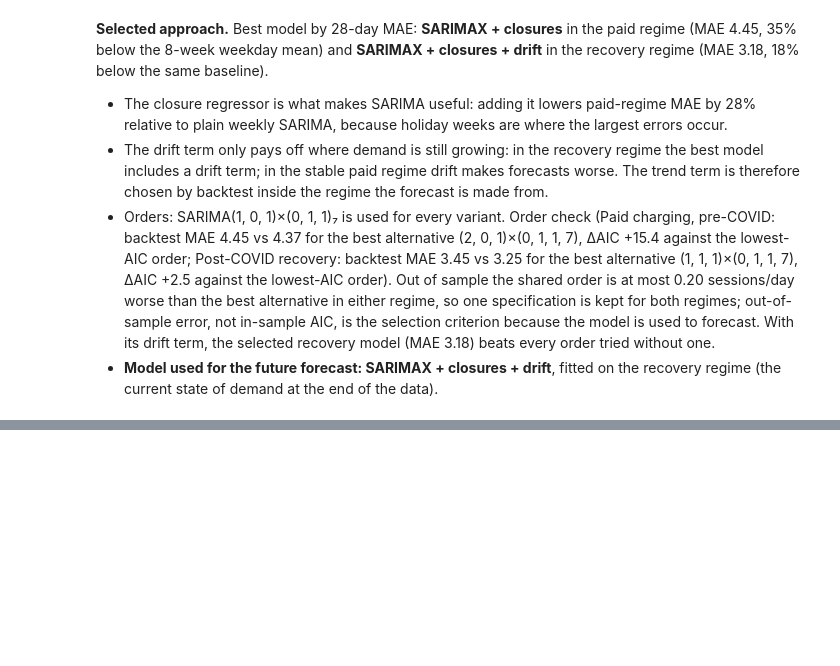
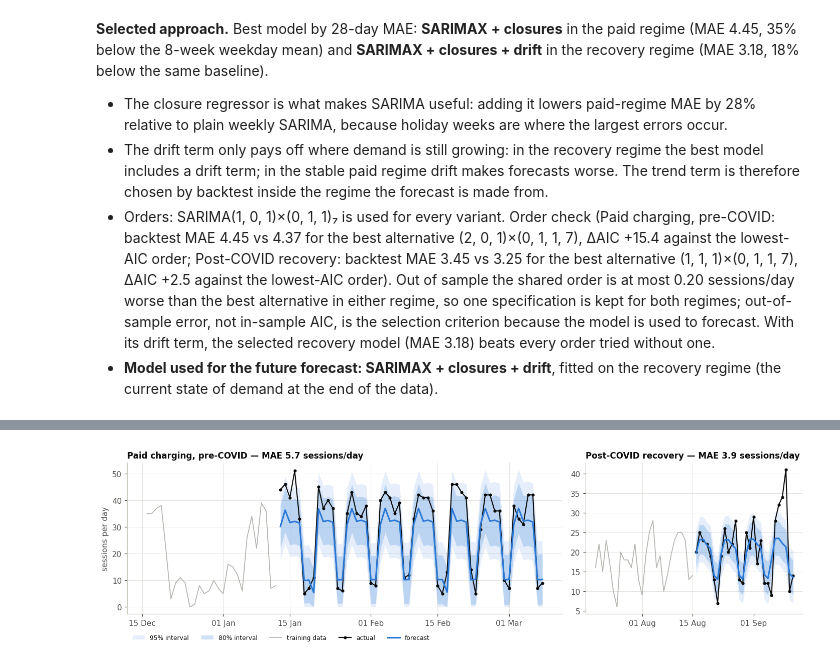
Before and after one commit to Gnanesh-12/EV-Charging-Demand-Analytics, a Jupyter notebook: notebooks/EV_Charging_Demand_Analysis_i16.ipynb, the cells around one changed output, grey strips where cells are left out. Saved outputs shown, nothing was run; the diff lists cells and outputs as text; code cells hidden in the pictures; blank space fills up the shorter version.

```diff
--- a/notebooks/EV_Charging_Demand_Analysis_i16.ipynb
+++ b/notebooks/EV_Charging_Demand_Analysis_i16.ipynb
@@ -1097,0 +1102,39 @@ recovery regime (MAE 3.18, 18% below the same baseline).
+# %%
+HOLDOUTS = {'paid': ('2020-01-13', '2020-03-08'), 'recovery': ('2021-08-16', '2021-09-12')}
+ho_parts, ho_metrics = [], []
+for regime, (h0, h1) in HOLDOUTS.items():
+    series = d_obs.loc[d_obs.regime == regime, 'session_count']
+    train, test = series[:pd.Timestamp(h0) - pd.Timedelta(days=1)], series[h0:h1]
+    f = fit_forecast(BEST[regime], train, test.index)
+    f.insert(0, 'actual', test.values)
+    f['regime'], f['model'], f['campus_closure'] = regime, BEST[regime], test.index.isin(closures.index).astype(int)
+    err = f['actual'] - f['forecast']
+    ho_metrics.append({'regime': regime, 'model': BEST[regime], 'train_days': len(train), 'test_days': len(test),
+                       'MAE': err.abs().mean(), 'RMSE': np.sqrt((err ** 2).mean()), 'WAPE': err.abs().sum() / f.actual.sum(),
+                       'bias': err.mean(), 'coverage_80': f.actual.between(f.lo80, f.hi80).mean(),
+                       'coverage_95': f.actual.between(f.lo95, f.hi95).mean()})
+    ho_parts.append(f)
+holdout = pd.concat(ho_parts).rename_axis('date').reset_index()
+holdout.round(3).to_csv(ROOT / 'forecast_holdout_i16.csv', index=False)
+holdout_metrics = save_table(pd.DataFrame(ho_metrics).set_index('regime').round(3), '15_holdout_metrics')
+
+fig, axes = plt.subplots(1, 2, figsize=(13, 3.8), gridspec_kw={'width_ratios': [2, 1]})
+for ax, regime in zip(axes, HOLDOUTS):
+    f = holdout[holdout.regime == regime].set_index('date')
+    series = d_obs.loc[d_obs.regime == regime, 'session_count']
+    ctx = series[f.index[0] - pd.Timedelta(days=28):f.index[0] - pd.Timedelta(days=1)]
+    ax.fill_between(f.index, f.lo95, f.hi95, color=SERIES, alpha=0.12, lw=0, label='95% interval')
+    ax.fill_between(f.index, f.lo80, f.hi80, color=SERIES, alpha=0.22, lw=0, label='80% interval')
+    ax.plot(ctx.index, ctx.values, color=NEUTRAL, lw=1.2, label='training data')
+    ax.plot(f.index, f.actual, color=INK, lw=1.4, marker='o', ms=3, label='actual')
+    ax.plot(f.index, f.forecast, color=SERIES, lw=2, label='forecast')
+    ax.set_title(f'{REGIMES.loc[regime, "label"]} — MAE {holdout_metrics.at[regime, "MAE"]:.1f} sessions/day')
+    ax.xaxis.set_major_locator(mdates.AutoDateLocator(maxticks=6))
+    ax.xaxis.set_major_formatter(mdates.DateFormatter('%d %b'))
+axes[0].set_ylabel('sessions per day')
+axes[0].legend(fontsize=8, ncol=5, loc='upper left', bbox_to_anchor=(0, -0.1))
+fig.tight_layout()
+save_fig(fig, 'T12_holdout_actual_vs_forecast')
+holdout_metrics
+# %% [output]
+[figure, added]
```
Also changed, not shown: parts of 9 cells of this notebook, 10 other files.
